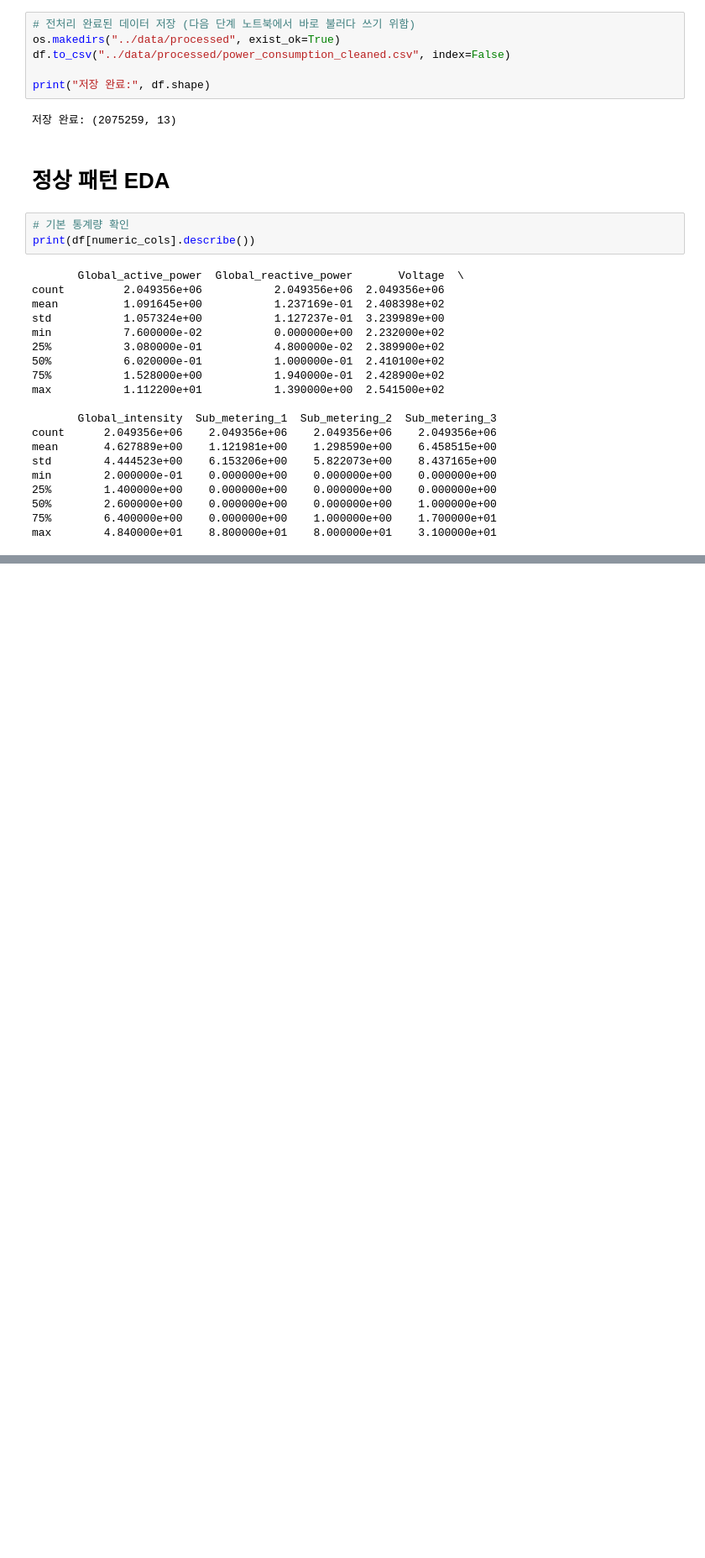
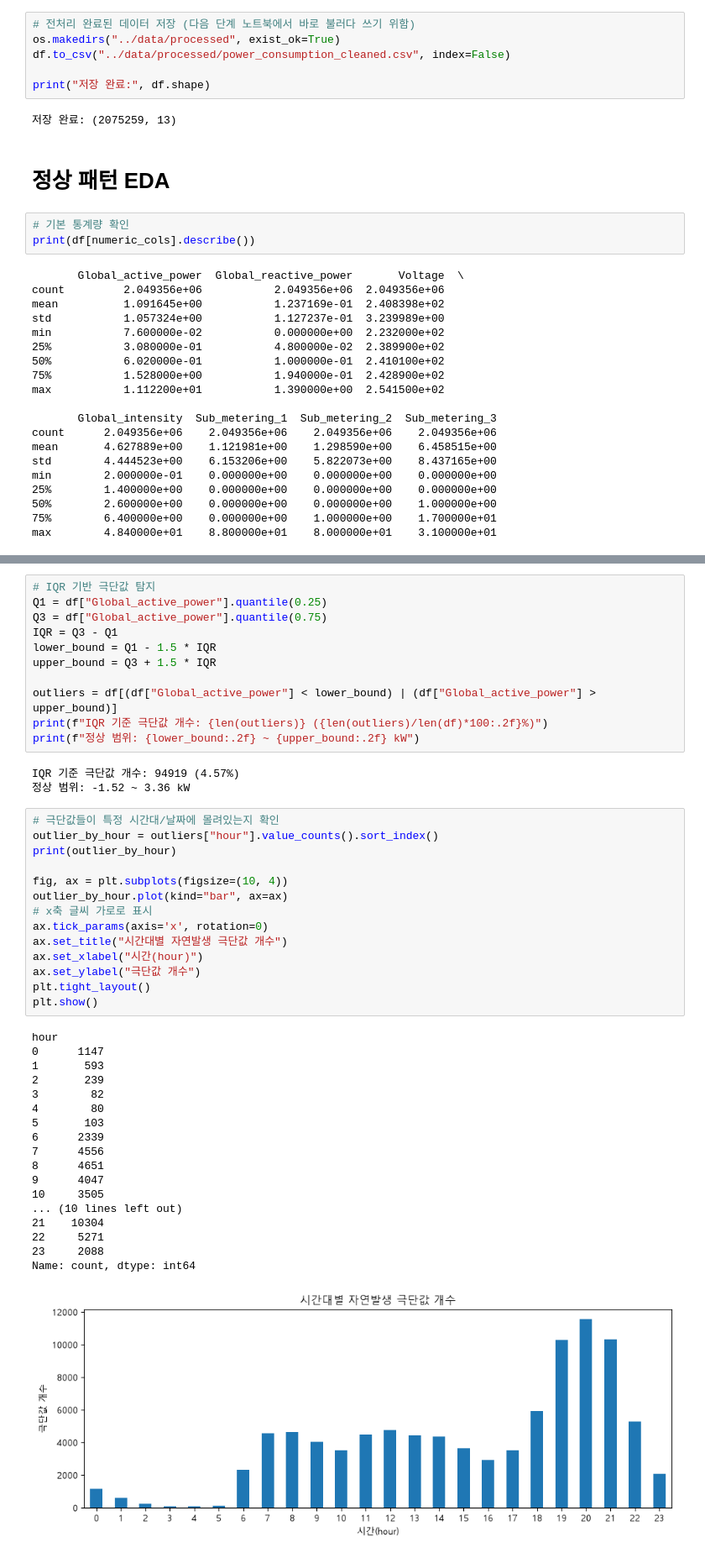
Before and after one commit to kboram28/PowerGuard, a Jupyter notebook: notebooks/01_eda.ipynb, the cells around one changed output, grey strips where cells are left out. Shown at 84% size. Saved outputs shown, nothing was run; the diff lists cells and outputs as text; blank space fills up the shorter version.

```diff
--- a/notebooks/01_eda.ipynb
+++ b/notebooks/01_eda.ipynb
@@ -402,0 +636,47 @@ plt.show()
+# %%
+# IQR 기반 극단값 탐지
+Q1 = df["Global_active_power"].quantile(0.25)
+Q3 = df["Global_active_power"].quantile(0.75)
+IQR = Q3 - Q1
+lower_bound = Q1 - 1.5 * IQR
+upper_bound = Q3 + 1.5 * IQR
+
+outliers = df[(df["Global_active_power"] < lower_bound) | (df["Global_active_power"] > upper_bound)]
+print(f"IQR 기준 극단값 개수: {len(outliers)} ({len(outliers)/len(df)*100:.2f}%)")
+print(f"정상 범위: {lower_bound:.2f} ~ {upper_bound:.2f} kW")
+# %% [output]
+IQR 기준 극단값 개수: 94919 (4.57%)
+정상 범위: -1.52 ~ 3.36 kW
+# %%
+# 극단값들이 특정 시간대/날짜에 몰려있는지 확인
+outlier_by_hour = outliers["hour"].value_counts().sort_index()
+print(outlier_by_hour)
+
+fig, ax = plt.subplots(figsize=(10, 4))
+outlier_by_hour.plot(kind="bar", ax=ax)
+# x축 글씨 가로로 표시
+ax.tick_params(axis='x', rotation=0)
+ax.set_title("시간대별 자연발생 극단값 개수")
+ax.set_xlabel("시간(hour)")
+ax.set_ylabel("극단값 개수")
+plt.tight_layout()
+plt.show()
+# %% [output]
+hour
+0      1147
+1       593
+2       239
+3        82
+4        80
+5       103
+6      2339
+7      4556
+8      4651
+9      4047
+10     3505
+... (10 lines left out)
+21    10304
+22     5271
+23     2088
+Name: count, dtype: int64
+[figure, added]
```
Also changed, not shown: parts of 24 cells of this notebook.
